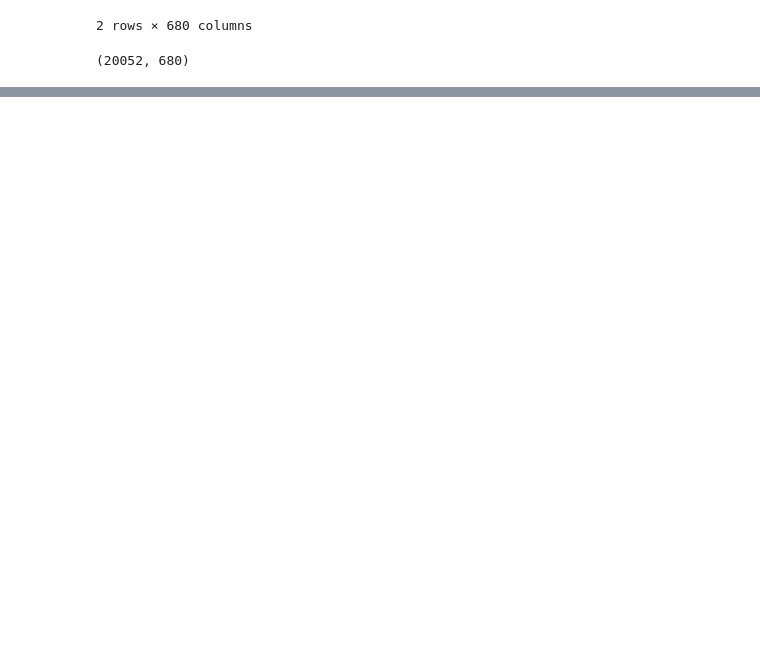
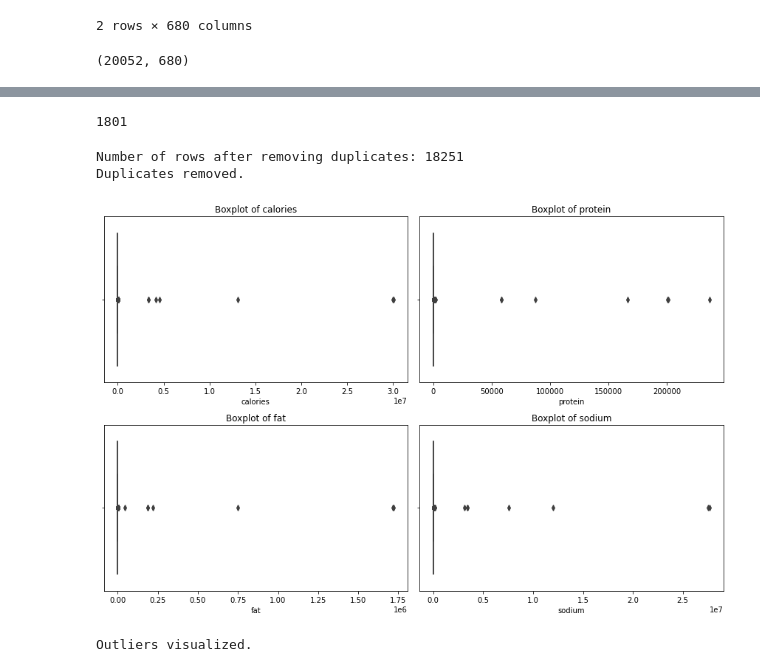
Before and after one commit to VishalKumarSwain/EpiRecipes-Visualization-Application, a Jupyter notebook: Recipe Visualization Application.ipynb, the cells around one changed output, grey strips where cells are left out. Saved outputs shown, nothing was run; the diff lists cells and outputs as text; code cells hidden in the pictures; blank space fills up the shorter version.

```diff
--- a/Recipe Visualization Application.ipynb
+++ b/Recipe Visualization Application.ipynb
@@ -28,2 +37,0 @@ def impute_missing_values(df):
-# %%
-df = impute_missing_values(df)
@@ -78,2 +37,0 @@ def remove_duplicates(df):
-# %%
-df = remove_duplicates(df)
@@ -122,0 +79,16 @@ df.to_csv('data.csv')
+# %%
+# Handle missing values
+# For simplicity, let's fill missing values with the median of each column
+
+# Fill missing values with median
+columns_to_fill = ['calories', 'protein', 'fat', 'sodium']
+for column in columns_to_fill:
+    median_value = df[column].median()
+    df[column].fillna(median_value, inplace=True)
+
+# Verify that there are no more missing values in these columns
+print("\
+Missing values after filling:")
+print(df[columns_to_fill].isnull().sum())
+
+print("Missing values handled.")
@@ -122,0 +103,32 @@ df.to_csv('data.csv')
+# %%
+ df.duplicated().sum()
+# %% [output]
+1801
+# %%
+# Remove duplicate rows
+df.drop_duplicates(inplace=True)
+
+# Verify the number of rows after removing duplicates
+print(f"Number of rows after removing duplicates: {len(df)}")
+
+print("Duplicates removed.")
+# %% [output]
+Number of rows after removing duplicates: 18251
+Duplicates removed.
+# %%
+# Check for outliers using box plots
+plt.figure(figsize=(12, 8))
+
+# Plot boxplots for each numerical column
+for i, column in enumerate(['calories', 'protein', 'fat', 'sodium'], 1):
+    plt.subplot(2, 2, i)
+    sns.boxplot(x=df[column])
+    plt.title(f'Boxplot of {column}')
+
+plt.tight_layout()
+plt.show()
+
+print("Outliers visualized.")
+# %% [output]
+[figure, added]
+Outliers visualized.
```
Also changed, not shown: parts of 45 cells of this notebook.
